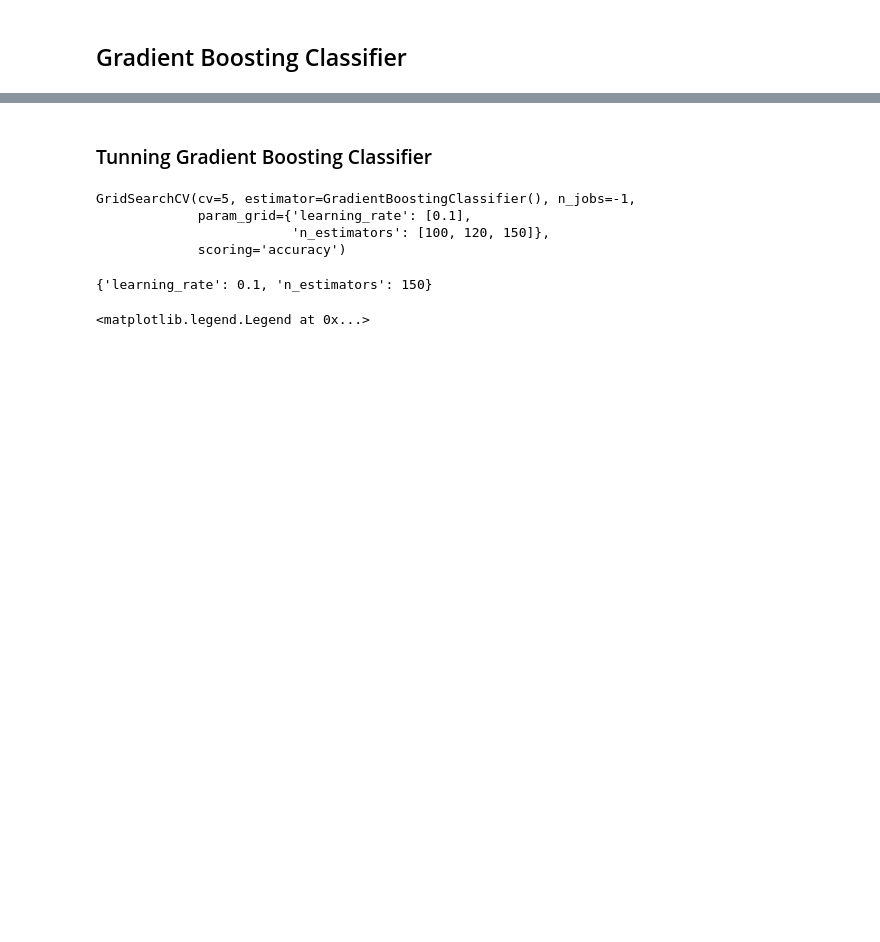
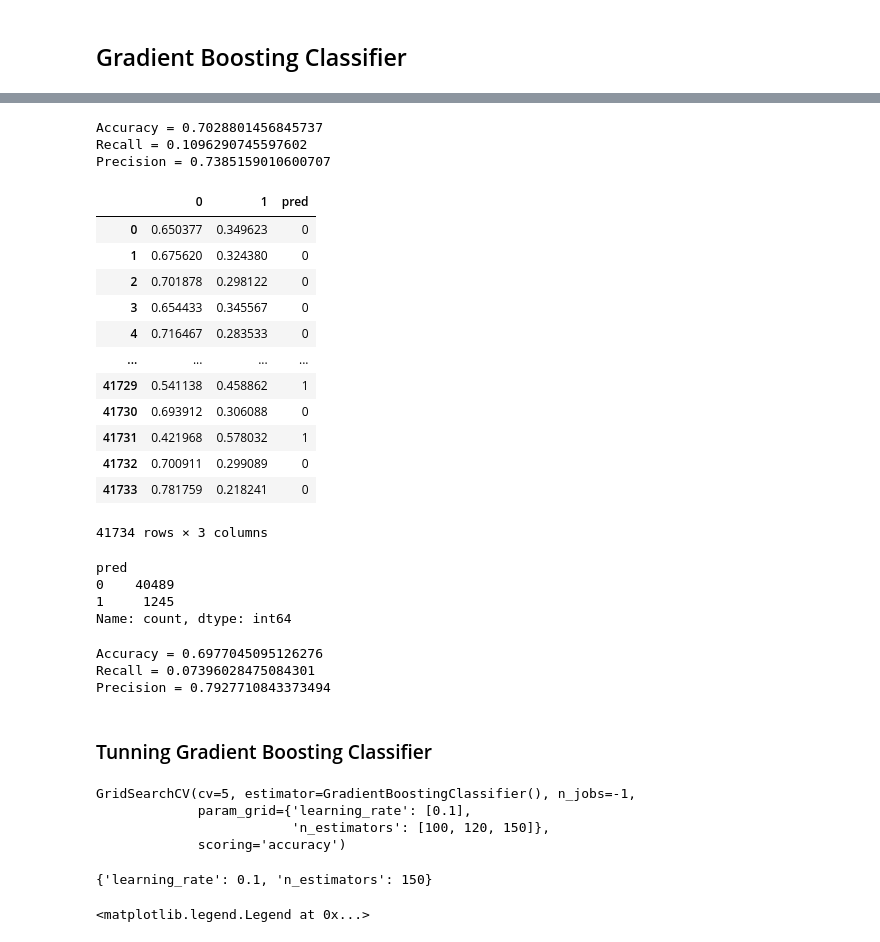
Before and after one commit to Scavo1225/mlb-at-bat-predictor, a Jupyter notebook: notebooks/production_modelling.ipynb, the cells around one changed output, grey strips where cells are left out. Saved outputs shown, nothing was run; the diff lists cells and outputs as text; code cells hidden in the pictures; blank space fills up the shorter version.

Commit message:
Try different dataset with different features and try different models => Gradient boosting perfomr better

```diff
--- a/notebooks/production_modelling.ipynb
+++ b/notebooks/production_modelling.ipynb
@@ -26,6 +56,6 @@ X_train_resampled, y_train_resampled = SMOTE().fit_resample(X_train, y_train)
 # %% [markdown]
 ## Logistic Regression with unbalanced dataset
 # %%
-model = LogisticRegression(max_iter=1000)
+model = LogisticRegression(max_iter=500)
 model.fit(X_train, y_train)
 # %% [output]
@@ -60,6 +90,6 @@ Precision = 0.38963202261369945
 # %% [markdown]
 ## Gradient Boosting Classifier
 # %%
-clf = GradientBoostingClassifier(loss="log_loss", n_estimators=90, learning_rate=0.1)
+clf = GradientBoostingClassifier(loss="log_loss", n_estimators=500, learning_rate=0.1)
 clf.fit(X_train, y_train)
 # %% [output]
@@ -76,0 +107,8 @@ Precision = 0.7837370242214533
+# %%
+hclf = HistGradientBoostingClassifier(loss="log_loss",
+                                      l2_regularization=1,
+                                      scoring="accuracy",
+                                      validation_fraction=0.2,
+                                      verbose=True,
+                                      max_iter=500)
+hclf.fit(X_train, y_train)
@@ -77,3 +136,47 @@ Precision = 0.7837370242214533
+# %%
+y_pred = hclf.predict(X_test)
+
+print("Accuracy =", accuracy_score(y_test, y_pred))
+print("Recall =", recall_score(y_test, y_pred))
+print("Precision =", precision_score(y_test, y_pred))
+# %% [output]
+Accuracy = 0.7028801456845737
+Recall = 0.1096290745597602
+Precision = 0.7385159010600707
+# %%
+test = pd.DataFrame(hclf.predict_proba(X_test))
+# %%
+test["pred"] = test[1].apply((lambda x: 1 if x > 0.45 else 0))
+test
+# %% [output]
+|  | 0 | 1 | pred |
+| 0 | 0.650377 | 0.349623 | 0 |
+| 1 | 0.675620 | 0.324380 | 0 |
+| 2 | 0.701878 | 0.298122 | 0 |
+| 3 | 0.654433 | 0.345567 | 0 |
+| 4 | 0.716467 | 0.283533 | 0 |
+| ... | ... | ... | ... |
+| 41729 | 0.541138 | 0.458862 | 1 |
+| 41730 | 0.693912 | 0.306088 | 0 |
+| 41731 | 0.421968 | 0.578032 | 1 |
+| 41732 | 0.700911 | 0.299089 | 0 |
+| 41733 | 0.781759 | 0.218241 | 0 |
+41734 rows × 3 columns
+# %%
+test["pred"].value_counts()
+# %% [output]
+pred
+0    40489
+1     1245
+Name: count, dtype: int64
+# %%
+print("Accuracy =", accuracy_score(y_test, test["pred"]))
+print("Recall =", recall_score(y_test, test["pred"]))
+print("Precision =", precision_score(y_test, test["pred"]))
+# %% [output]
+Accuracy = 0.6977045095126276
+Recall = 0.07396028475084301
+Precision = 0.7927710843373494
 # %% [markdown]
 ### Tunning Gradient Boosting Classifier
 # %%
```
Also changed, not shown: parts of 15 cells of this notebook, 1 other file.
